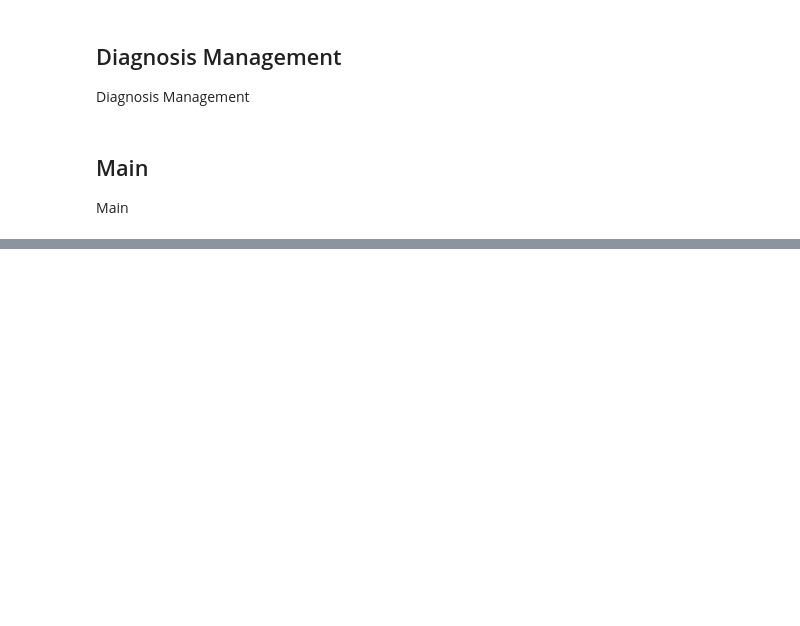
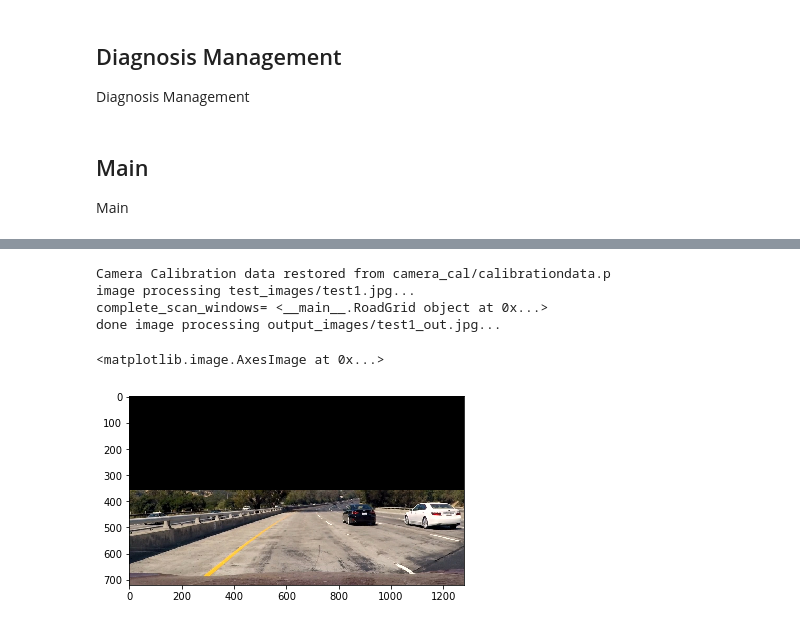
Before and after one commit to silenc3502/PySklearnVehicleDetection, a Jupyter notebook: advanced-lane-finding.ipynb, the cells around one changed output, grey strips where cells are left out. Saved outputs shown, nothing was run; the diff lists cells and outputs as text; code cells hidden in the pictures; blank space fills up the shorter version.

```diff
--- a/advanced-lane-finding.ipynb
+++ b/advanced-lane-finding.ipynb
@@ -5973,10 +5973,10 @@ if __name__ == "__main__":
     image = None
 
     collect = False
-    diag = 3
+    diag = 5
     videoin = 'project_video.mp4'
     notext = False
-    videoout = 'final.mp4'
+    videoout = 'diag5_final.mp4'
     valid = True
 
     """
@@ -6059,0 +6069,45 @@ done video processing project_video.mp4...
+# %%
+collect = False
+diag = 4
+notext = False
+valid = True
+
+scrType = diag
+if (scrType & 7) > 0:
+    debug = True
+if not notext:
+    scrType = scrType | 8
+if collect:
+    print("Will collect training data from %s..." % (args.infilename))
+    scrType = scrType | 16
+
+cam_cal = CameraCal('camera_cal', 'camera_cal/calibrationdata.p')
+image = cv2.cvtColor(cv2.imread('test_images/test1.jpg'), cv2.COLOR_BGR2RGB)
+cam_cal.setImageSize(image.shape)
+roadMgr = RoadManager(cam_cal, debug=debug, scrType=scrType)
+
+roadMgr = RoadManager(cam_cal, debug=debug, scrType=scrType)
+
+if debug:
+    diagMgr = DiagManager(roadMgr)
+else:
+    diagMgr = None
+
+if image is not None:
+    print("image processing %s..." % ('test_images/test1.jpg'))
+    imageout = process_image(image)
+    cv2.imwrite('output_images/test1_out.jpg', cv2.cvtColor(imageout, cv2.COLOR_RGB2BGR))
+    print("done image processing %s..." % ('output_images/test1_out.jpg'))
+
+test = ImageFilters(roadMgr.projMgr.camCal,roadMgr.projMgr.projectedX,roadMgr.projMgr.projectedY,debug=True)
+test_img = test.makehalf(image)
+test_img = test.makefull(test_img)
+
+plt.imshow(test_img)
+# %% [output]
+Camera Calibration data restored from camera_cal/calibrationdata.p
+image processing test_images/test1.jpg...
+complete_scan_windows= <__main__.RoadGrid object at 0x...>
+done image processing output_images/test1_out.jpg...
+<matplotlib.image.AxesImage at 0x...>
+[figure, added]
```
Also changed, not shown: parts of 2 cells of this notebook, 1 other file.
